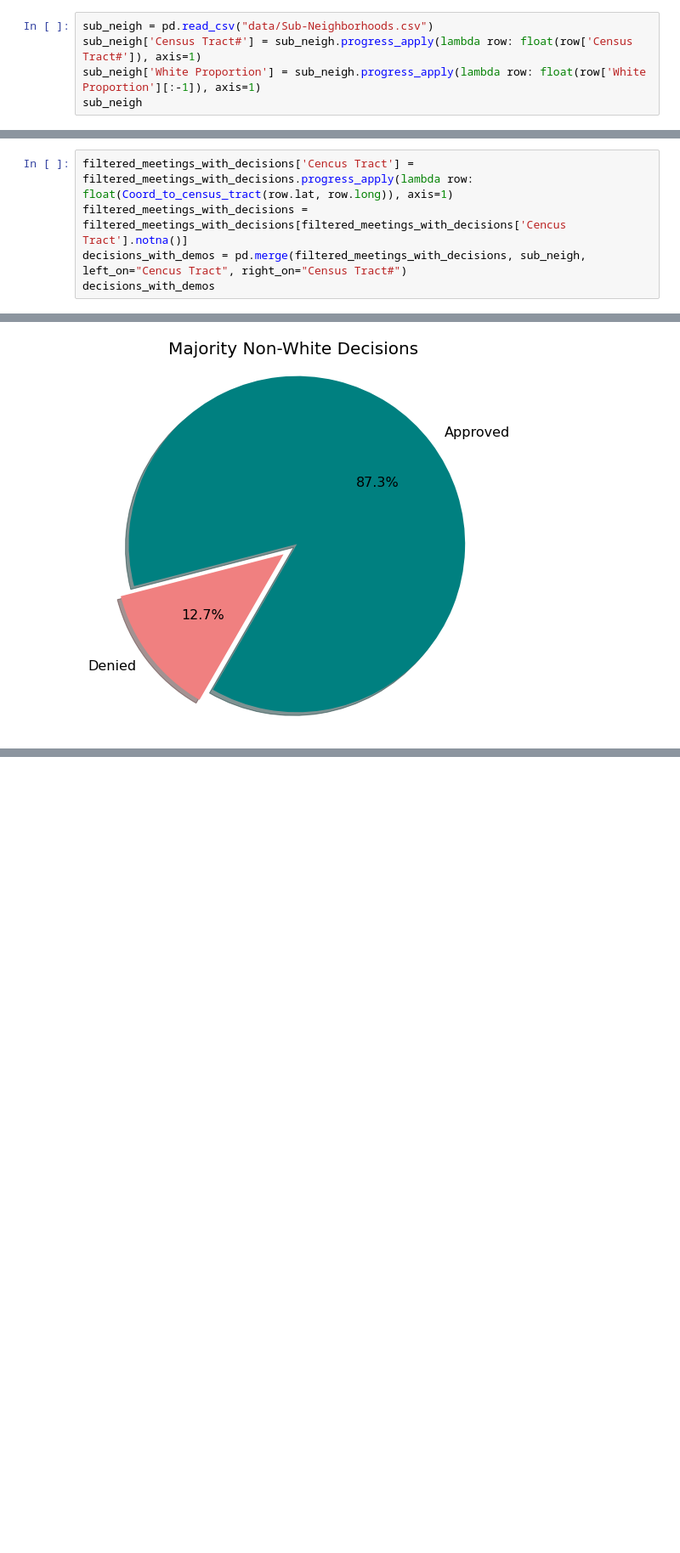
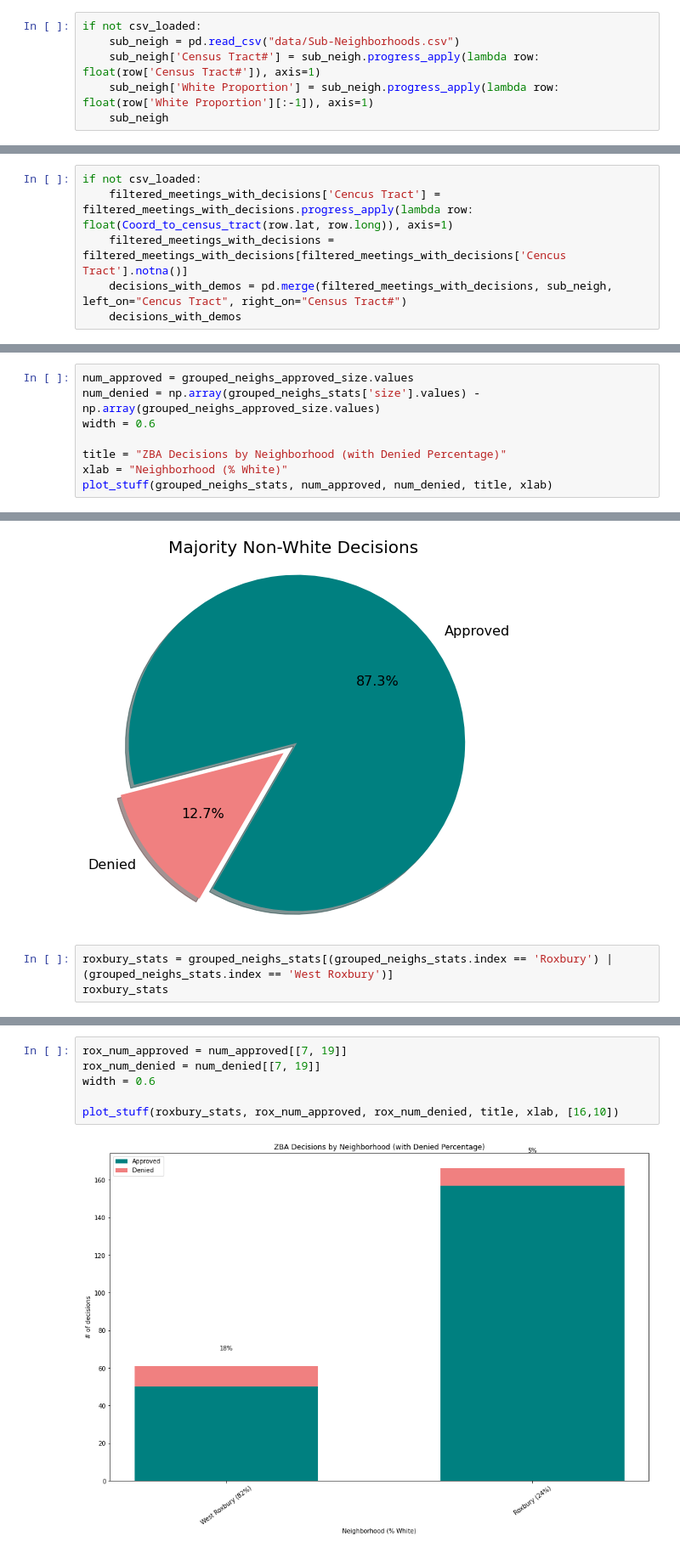
Before and after one commit to BU-Spark/CS506-Fall2020-Projects, a Jupyter notebook: bay_state_banner/deliverable_1/zba_analysis.ipynb, the cells around one changed output, grey strips where cells are left out. Shown at 85% size. Saved outputs shown, nothing was run; the diff lists cells and outputs as text; blank space fills up the shorter version.

```diff
--- a/bay_state_banner/deliverable_1/zba_analysis.ipynb
+++ b/bay_state_banner/deliverable_1/zba_analysis.ipynb
@@ -171,5 +103,6 @@ filtered_meetings_with_decisions
 # %%
-sub_neigh = pd.read_csv("data/Sub-Neighborhoods.csv")
-sub_neigh['Census Tract#'] = sub_neigh.progress_apply(lambda row: float(row['Census Tract#']), axis=1)
-sub_neigh['White Proportion'] = sub_neigh.progress_apply(lambda row: float(row['White Proportion'][:-1]), axis=1)
-sub_neigh
+if not csv_loaded:
+    sub_neigh = pd.read_csv("data/Sub-Neighborhoods.csv")
+    sub_neigh['Census Tract#'] = sub_neigh.progress_apply(lambda row: float(row['Census Tract#']), axis=1)
+    sub_neigh['White Proportion'] = sub_neigh.progress_apply(lambda row: float(row['White Proportion'][:-1]), axis=1)
+    sub_neigh
@@ -211,7 +130,8 @@ def Coord_to_census_tract(Lat,Long):
         Census_split = Census_tract[ : 4] + '.'+ Census_tract[4 : ]
         return(Census_split)
 # %%
-filtered_meetings_with_decisions['Cencus Tract'] = filtered_meetings_with_decisions.progress_apply(lambda row: float(Coord_to_census_tract(row.lat, row.long)), axis=1)
-filtered_meetings_with_decisions = filtered_meetings_with_decisions[filtered_meetings_with_decisions['Cencus Tract'].notna()]
-decisions_with_demos = pd.merge(filtered_meetings_with_decisions, sub_neigh, left_on="Cencus Tract", right_on="Census Tract#")
-decisions_with_demos
+if not csv_loaded:
+    filtered_meetings_with_decisions['Cencus Tract'] = filtered_meetings_with_decisions.progress_apply(lambda row: float(Coord_to_census_tract(row.lat, row.long)), axis=1)
+    filtered_meetings_with_decisions = filtered_meetings_with_decisions[filtered_meetings_with_decisions['Cencus Tract'].notna()]
+    decisions_with_demos = pd.merge(filtered_meetings_with_decisions, sub_neigh, left_on="Cencus Tract", right_on="Census Tract#")
+    decisions_with_demos
@@ -330,0 +219,8 @@ plt.show()
+# %%
+num_approved = grouped_neighs_approved_size.values
+num_denied = np.array(grouped_neighs_stats['size'].values) - np.array(grouped_neighs_approved_size.values)
+width = 0.6
+
+title = "ZBA Decisions by Neighborhood (with Denied Percentage)"
+xlab = "Neighborhood (% White)"
+plot_stuff(grouped_neighs_stats, num_approved, num_denied, title, xlab)
@@ -364,3 +262,6 @@ plt.show()
 # %% [output]
 [figure]
 [figure]
+# %%
+roxbury_stats = grouped_neighs_stats[(grouped_neighs_stats.index == 'Roxbury') | (grouped_neighs_stats.index == 'West Roxbury')]
+roxbury_stats
@@ -366,0 +273,8 @@ plt.show()
+# %%
+rox_num_approved = num_approved[[7, 19]]
+rox_num_denied = num_denied[[7, 19]]
+width = 0.6
+
+plot_stuff(roxbury_stats, rox_num_approved, rox_num_denied, title, xlab, [16,10])
+# %% [output]
+[figure, added]
```
Also changed, not shown: parts of 19 cells of this notebook.
